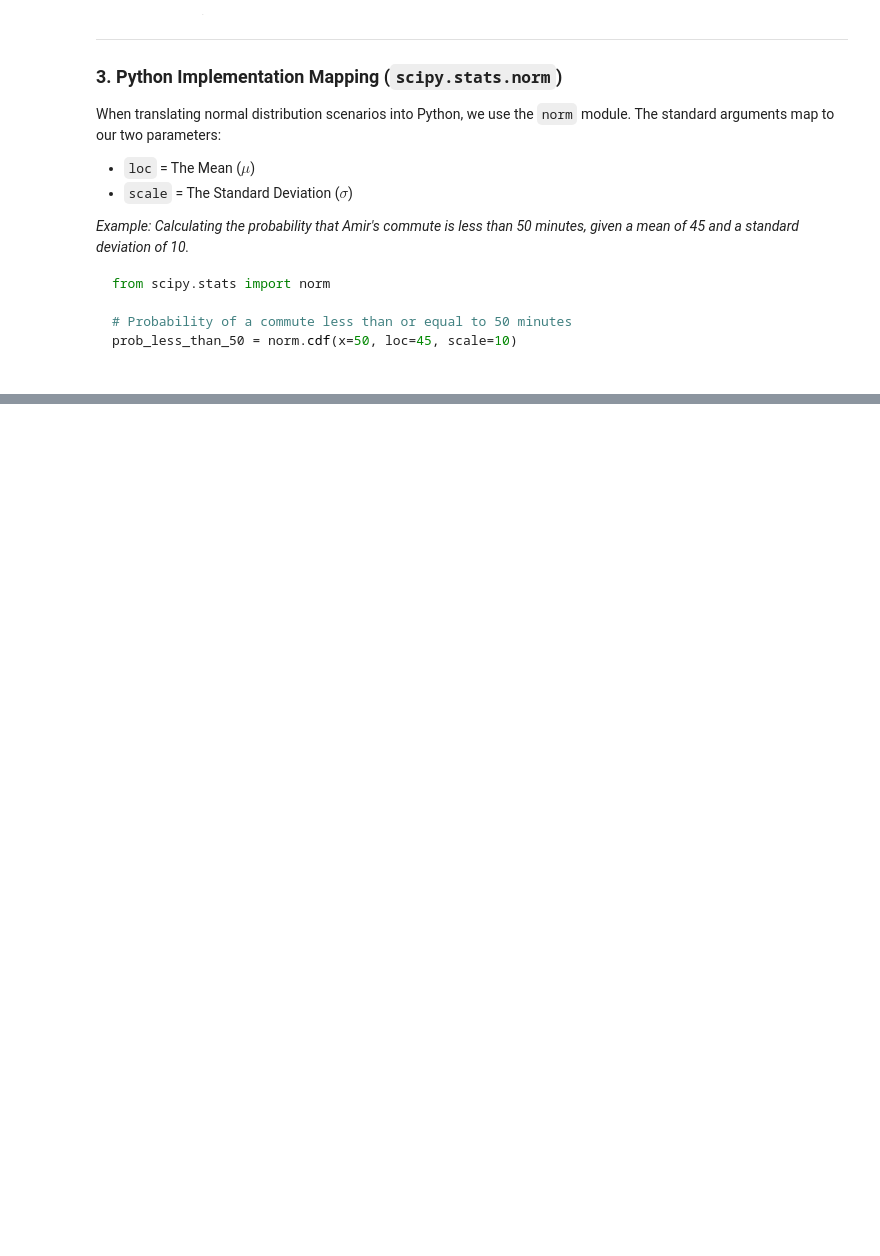
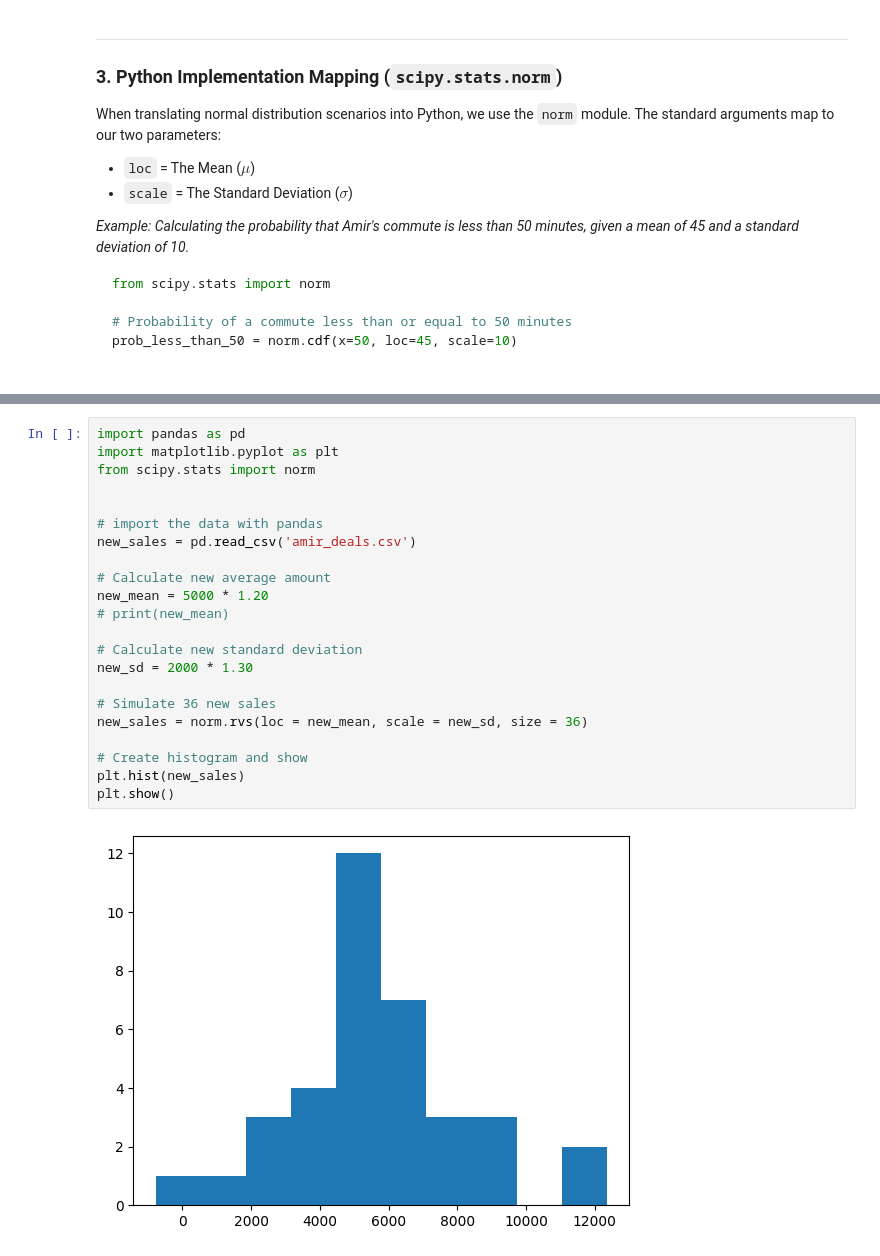
Before and after one commit to Al-ameen12/python-concepts, a Jupyter notebook: stats_n_python/statistics_concepts.ipynb, the cells around one changed output, grey strips where cells are left out. Cells and saved outputs as stored; diff of their text form; blank space fills up the shorter version.

Commit message:
simulating data with in normal distribution

```diff
--- a/stats_n_python/statistics_concepts.ipynb
+++ b/stats_n_python/statistics_concepts.ipynb
@@ -727,0 +743,24 @@ prob = norm.cdf(x=7500, loc=5000, scale=2000)
+# %%
+import pandas as pd
+import matplotlib.pyplot as plt
+from scipy.stats import norm
+
+
+# import the data with pandas
+new_sales = pd.read_csv('amir_deals.csv')
+
+# Calculate new average amount
+new_mean = 5000 * 1.20
+# print(new_mean)
+
+# Calculate new standard deviation
+new_sd = 2000 * 1.30
+
+# Simulate 36 new sales
+new_sales = norm.rvs(loc = new_mean, scale = new_sd, size = 36)
+
+# Create histogram and show
+plt.hist(new_sales)
+plt.show()
+# %% [output]
+[figure, added]
```
Also changed, not shown: parts of 2 cells of this notebook.
